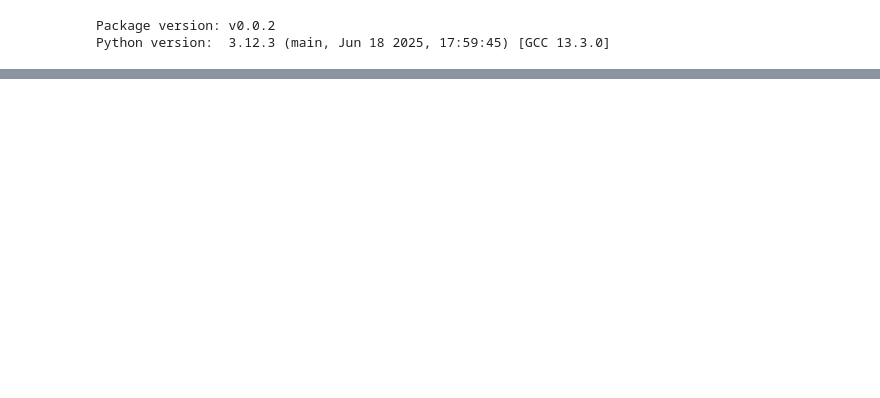
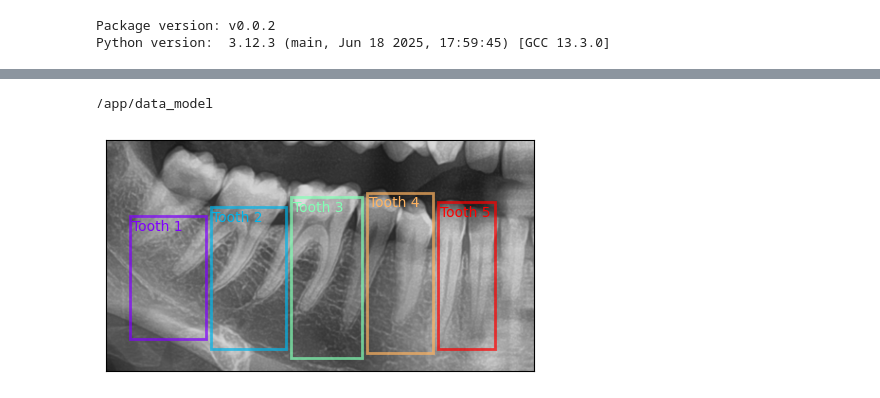
Before and after one commit to ccb-hms/computervision, a Jupyter notebook: notebooks/detection/04_crop_images.ipynb, the cells around one changed output, grey strips where cells are left out. Saved outputs shown, nothing was run; the diff lists cells and outputs as text; code cells hidden in the pictures; blank space fills up the shorter version.

Commit message:
Crop dentex image data

```diff
--- a/notebooks/detection/04_crop_images.ipynb
+++ b/notebooks/detection/04_crop_images.ipynb
@@ -405,0 +57,33 @@ Showing all cropped views for this panoramic radiograph.
+# %%
+# Load the image
+data_dir = os.environ.get('DATA')
+print(data_dir)
+image_file_name = 'Teeth.png'
+image_file = os.path.join(data_dir, image_file_name)
+im = ImageData().load_image(image_file)
+y_lim, x_lim = im.shape[:2]
+
+# Save the overlay
+overlay_figure_name = f'{os.path.splitext(image_file_name)[0]}_boxes.png'
+overlay_file = os.path.join(data_dir, overlay_figure_name)
+
+bboxes_xyxy = [[25, 80, 105, 210],
+               [110, 70, 190, 220],
+               [195, 60, 270, 230],
+               [275, 55, 345, 225],
+               [350, 65, 410, 220]]
+
+bboxes_xywh = [xyxy2xywh(bbox) for bbox in bboxes_xyxy]
+
+labels = ['Tooth 1', 'Tooth 2', 'Tooth 3', 'Tooth 4', 'Tooth 5']
+
+# Create the figure
+fig, ax = plt.subplots(figsize=(6, 3))
+ax = plot_boxes(image=im, ax=ax, box_list=bboxes_xywh, label_list=labels, color=None)
+
+# Save the overlay figure
+plt.savefig(overlay_file, bbox_inches='tight')
+plt.show()
+# %% [output]
+/app/data_model
+[figure, added]
```
Also changed, not shown: parts of 13 cells of this notebook.
